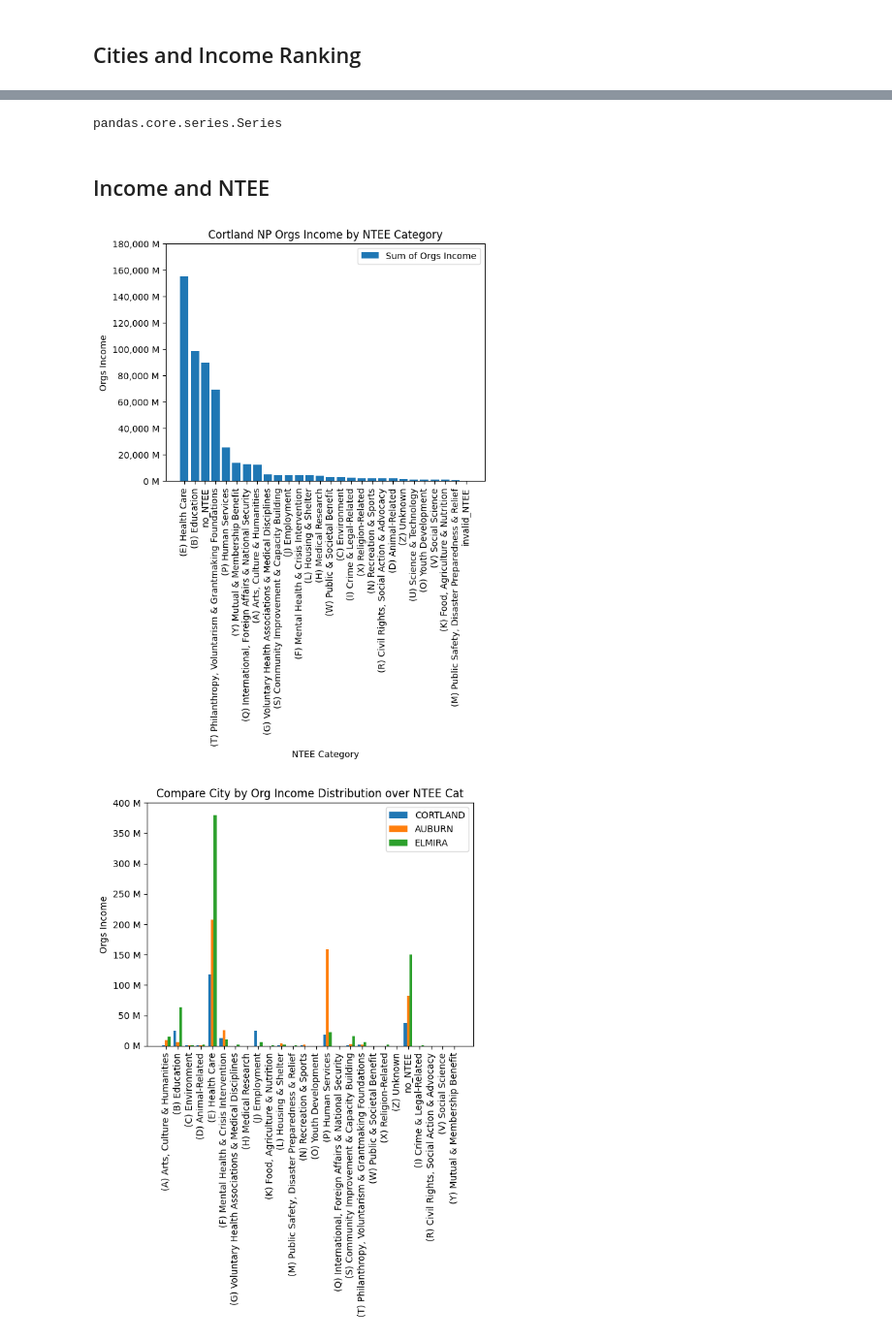
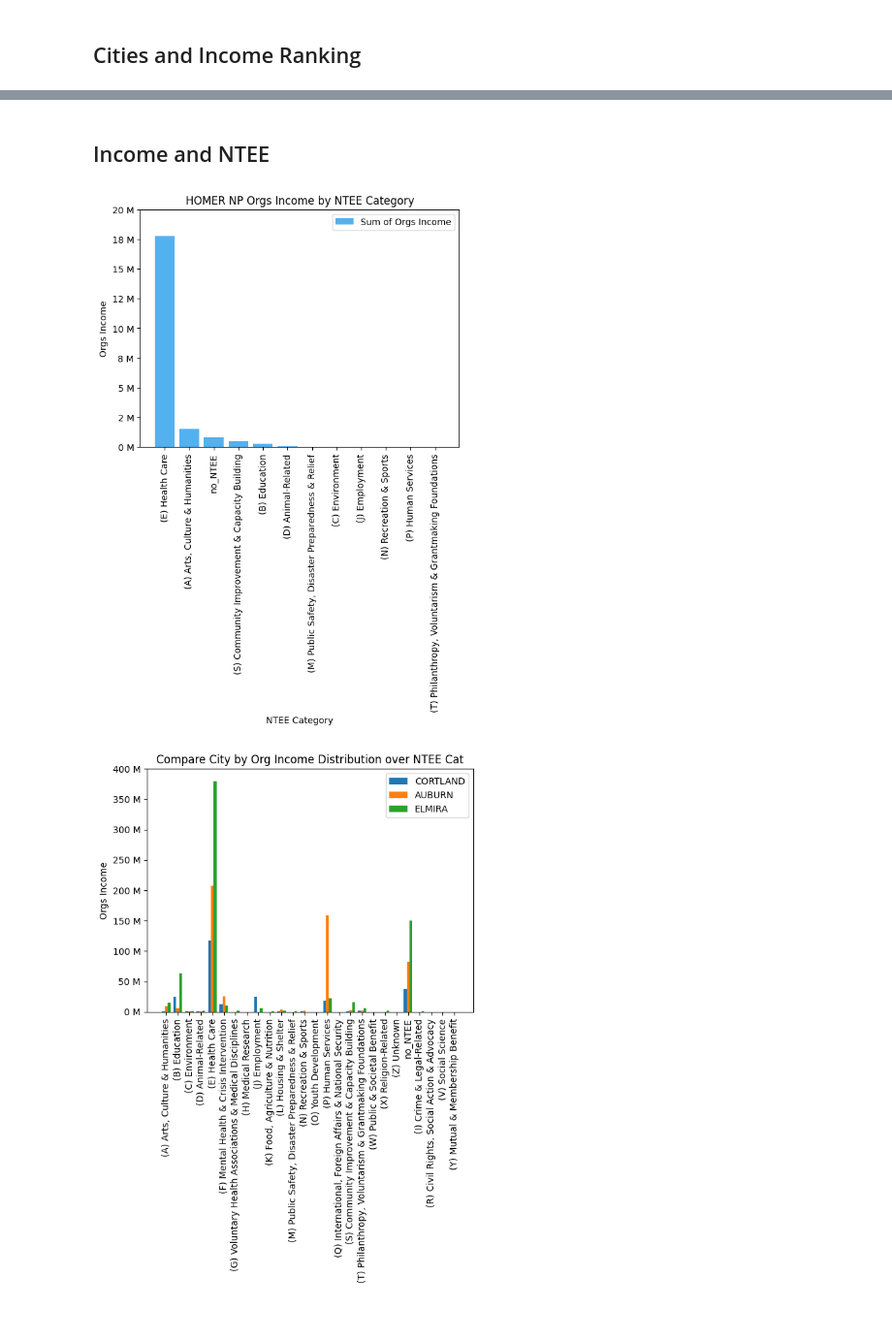
Before and after one commit to johnzelson/nonprofits-colab, a Jupyter notebook: S1_IRS_BMF.ipynb, the cells around one changed output, grey strips where cells are left out. Shown at 97% size. Saved outputs shown, nothing was run; the diff lists cells and outputs as text; code cells hidden in the pictures.

```diff
--- a/S1_IRS_BMF.ipynb
+++ b/S1_IRS_BMF.ipynb
@@ -1024,44 +1812,50 @@ dtype: int64
-# %%
-type(cities_ser)
-# %% [output]
-pandas.core.series.Series
 # %% [markdown]
 ## Income and NTEE
 # %%
 # ----- INCOME BY NTEE category
 
-result = df.groupby(['ntee_cat'])['INCOME_AMT'].sum().sort_values(ascending=False)
+srch_city = 'All NY'
+#srch_city = 'CORTLAND'
+srch_city = 'HOMER'
+
+if srch_city == 'All NY':
+  result = df.groupby(['ntee_cat'])['INCOME_AMT'].sum().sort_values(ascending=False)
+else:
+  filt = df['CITY'] == srch_city
+  result = df[filt].groupby(['ntee_cat'])['INCOME_AMT'].sum().sort_values(ascending=False)
+
+# result = df[filt].groupby(['ntee_cat'])['INCOME_AMT'].sum().sort_values(ascending=False)
 
 label_format =  '{:,.0f} M'
 
 fig, ax1 = plt.subplots()
 #fig, (ax1, ax2)  = plt.subplots(2, 1)
 
 ax1.bar(result.index,
         #result.values,
         result.values / 1000000,
-        #color='#FF0000',
+        color="#54b1f0",
         label='Sum of Orgs Income')
 ax1.legend()
 #ax1.set_xticklabels(result.index, rotation=90)
 
 # avoid weird warning...
 ax1.xaxis.set_ticks(result.index)
 ax1.xaxis.set_ticklabels(result.index,rotation=90)
 
 # this odd line remove warning to use formatter before locator
 ax1.set_yticks(ax1.get_yticks())
 ticks_loc = ax1.get_yticks().tolist()
 ax1.set_yticklabels([label_format.format(x) for x in ticks_loc])
 
 
 ax1.set_xlabel('NTEE Category')
 ax1.set_ylabel('Orgs Income')
-ax1.set_title('Cortland NP Orgs Income by NTEE Category')
+ax1.set_title(f'{srch_city} NP Orgs Income by NTEE Category')
 
 plt.show()
 # %% [output]
-[figure, old version]
+[figure, new version]
 # %%
 # V2: Compare Orgs Income Sum over NTEEs of different Cities
 # merge into one dataframe
```
Also changed, not shown: parts of 108 cells of this notebook.
